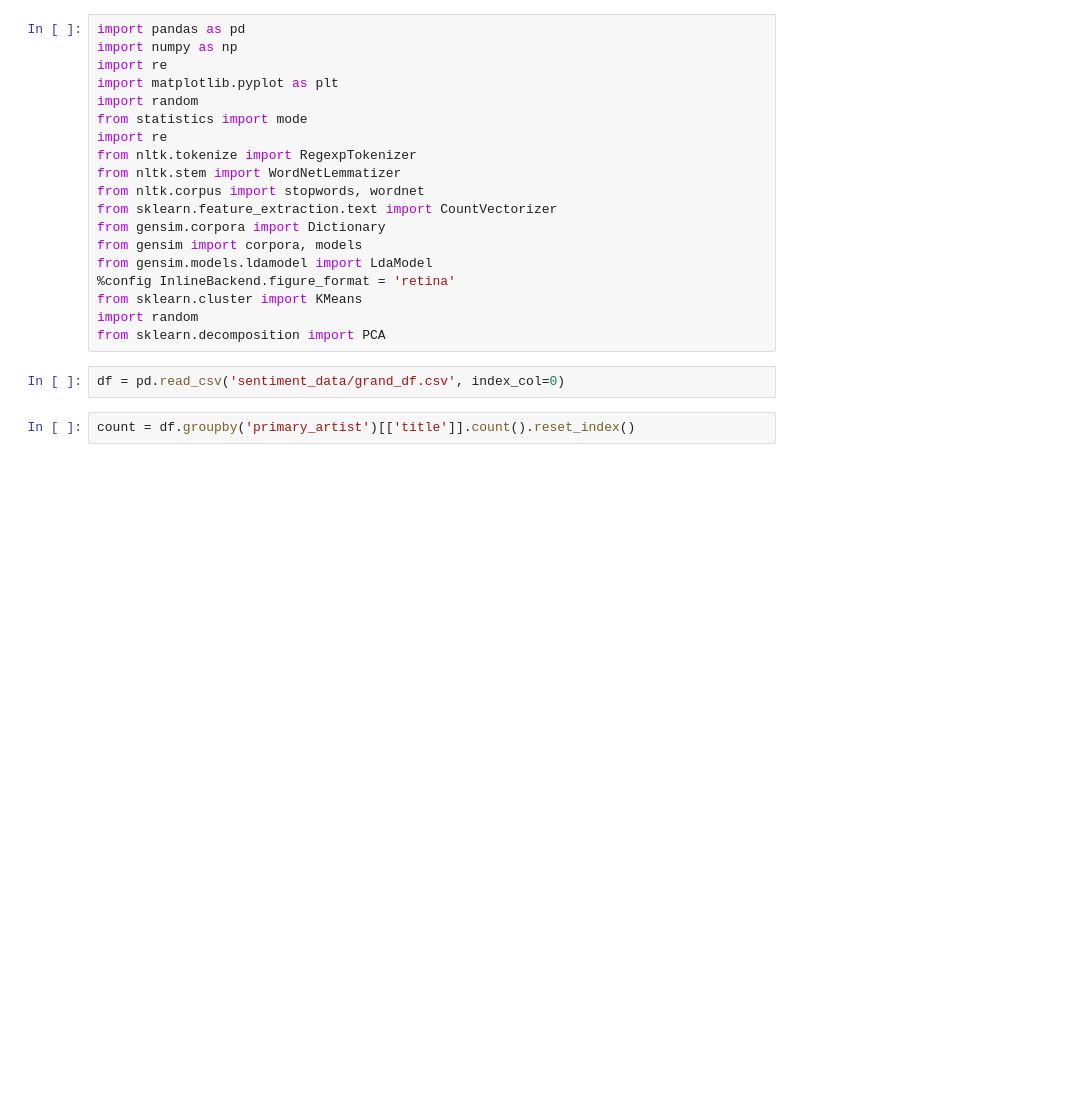
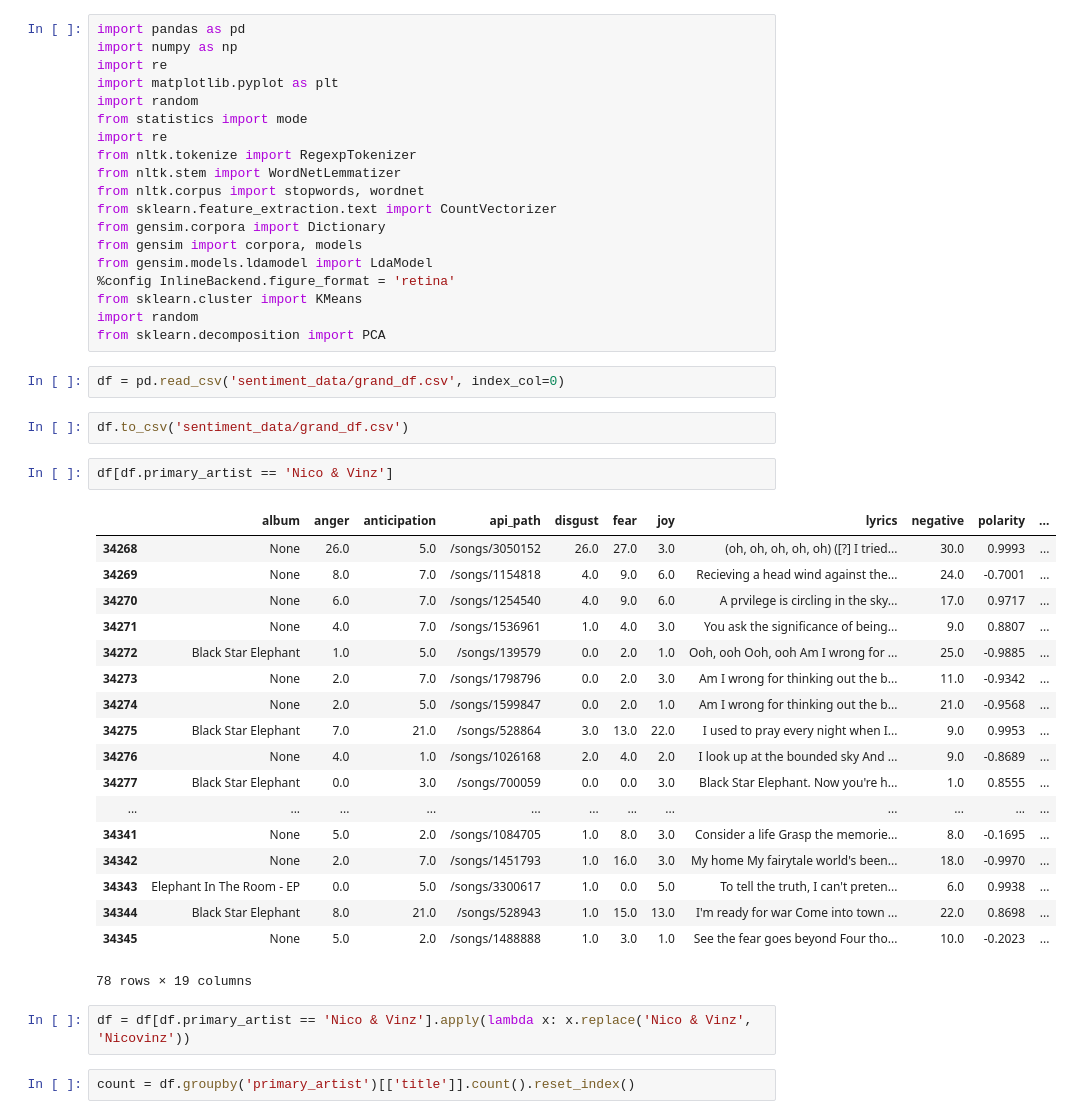
Before and after one commit to dunyaoguz/lyrics_decomposed, a Jupyter notebook: example.ipynb, the cells around one changed output. Drawn from its saved outputs; the diff is of its cells as text; blank space fills up the shorter version.

```diff
--- a/example.ipynb
+++ b/example.ipynb
@@ -19,6 +19,31 @@ import random
 from sklearn.decomposition import PCA
 # %%
 df = pd.read_csv('sentiment_data/grand_df.csv', index_col=0)
+# %%
+df.to_csv('sentiment_data/grand_df.csv')
+# %%
+df[df.primary_artist == 'Nico & Vinz']
+# %% [output]
+|  | album | anger | anticipation | api_path | disgust | fear | joy | lyrics | negative | polarity | ... |
+| 34268 | None | 26.0 | 5.0 | /songs/3050152 | 26.0 | 27.0 | 3.0 | (oh, oh, oh, oh, oh) ([?] I tried... | 30.0 | 0.9993 | ... |
+| 34269 | None | 8.0 | 7.0 | /songs/1154818 | 4.0 | 9.0 | 6.0 | Recieving a head wind against the... | 24.0 | -0.7001 | ... |
+| 34270 | None | 6.0 | 7.0 | /songs/1254540 | 4.0 | 9.0 | 6.0 | A prvilege is circling in the sky... | 17.0 | 0.9717 | ... |
+| 34271 | None | 4.0 | 7.0 | /songs/1536961 | 1.0 | 4.0 | 3.0 | You ask the significance of being... | 9.0 | 0.8807 | ... |
+| 34272 | Black Star Elephant | 1.0 | 5.0 | /songs/139579 | 0.0 | 2.0 | 1.0 | Ooh, ooh Ooh, ooh Am I wrong for ... | 25.0 | -0.9885 | ... |
+| 34273 | None | 2.0 | 7.0 | /songs/1798796 | 0.0 | 2.0 | 3.0 | Am I wrong for thinking out the b... | 11.0 | -0.9342 | ... |
+| 34274 | None | 2.0 | 5.0 | /songs/1599847 | 0.0 | 2.0 | 1.0 | Am I wrong for thinking out the b... | 21.0 | -0.9568 | ... |
+| 34275 | Black Star Elephant | 7.0 | 21.0 | /songs/528864 | 3.0 | 13.0 | 22.0 | I used to pray every night when I... | 9.0 | 0.9953 | ... |
+| 34276 | None | 4.0 | 1.0 | /songs/1026168 | 2.0 | 4.0 | 2.0 | I look up at the bounded sky And ... | 9.0 | -0.8689 | ... |
+| 34277 | Black Star Elephant | 0.0 | 3.0 | /songs/700059 | 0.0 | 0.0 | 3.0 | Black Star Elephant. Now you're h... | 1.0 | 0.8555 | ... |
+| ... | ... | ... | ... | ... | ... | ... | ... | ... | ... | ... | ... |
+| 34341 | None | 5.0 | 2.0 | /songs/1084705 | 1.0 | 8.0 | 3.0 | Consider a life Grasp the memorie... | 8.0 | -0.1695 | ... |
+| 34342 | None | 2.0 | 7.0 | /songs/1451793 | 1.0 | 16.0 | 3.0 | My home My fairytale world's been... | 18.0 | -0.9970 | ... |
+| 34343 | Elephant In The Room - EP | 0.0 | 5.0 | /songs/3300617 | 1.0 | 0.0 | 5.0 | To tell the truth, I can't preten... | 6.0 | 0.9938 | ... |
+| 34344 | Black Star Elephant | 8.0 | 21.0 | /songs/528943 | 1.0 | 15.0 | 13.0 | I'm ready for war Come into town ... | 22.0 | 0.8698 | ... |
+| 34345 | None | 5.0 | 2.0 | /songs/1488888 | 1.0 | 3.0 | 1.0 | See the fear goes beyond Four tho... | 10.0 | -0.2023 | ... |
+78 rows × 19 columns
+# %%
+df = df[df.primary_artist == 'Nico & Vinz'].apply(lambda x: x.replace('Nico & Vinz', 'Nicovinz'))
 # %%
 count = df.groupby('primary_artist')[['title']].count().reset_index()
 # %%
```
Also changed, not shown: 18 other files.
